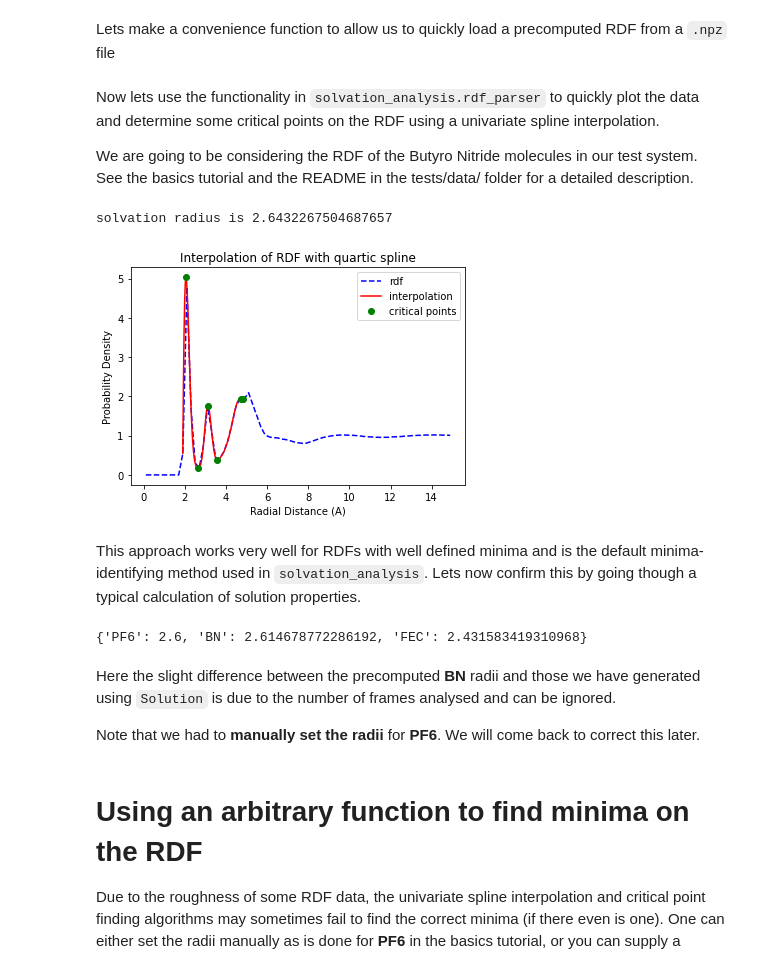
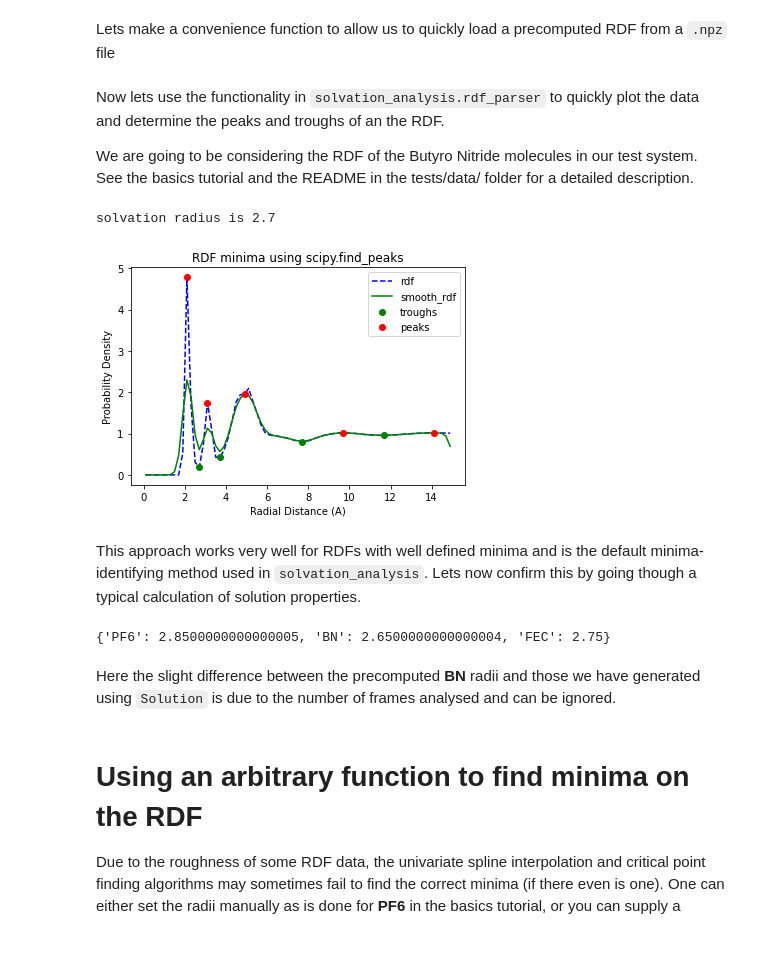
Before and after one commit to MDAnalysis/solvation-analysis, a Jupyter notebook: tutorials/rdf_fitting_demo.ipynb, the cells around one changed output. Cells and saved outputs as stored; diff of their text form; code cells hidden in the pictures.

Commit message:
added functionality for generic comparison of pairing of a system of solutions

```diff
--- a/tutorials/rdf_fitting_demo.ipynb
+++ b/tutorials/rdf_fitting_demo.ipynb
@@ -22,25 +22,25 @@ def npz_loader(npz):
     arr = list(np.load(npz).values())[0]
     return arr
 # %% [markdown]
-Now lets use the functionality in `solvation_analysis.rdf_parser` to quickly plot the data and determine some critical points on the RDF using a univariate spline interpolation.
+Now lets use the functionality in `solvation_analysis.rdf_parser` to quickly plot the data and determine the peaks and troughs of an the RDF.
 
-We are going to be considering the RDF of the Butyro Nitride molecules in our test system. See the basics tutorial and the  README in the tests/data/ folder for a detailed description.
+We are going to be considering the RDF of the Butyro Nitride molecules in our test system. See the basics tutorial and the README in the tests/data/ folder for a detailed description.
 # %%
 # example rdf plot
 
 easy_rdf_bins = npz_loader(datafiles.easy_rdf_bins["bn_all"])
 easy_rdf_data = npz_loader(datafiles.easy_rdf_data["bn_all"])
 
 #find the cutoff point of the RDF
-cutoff = identify_solvation_cutoff(easy_rdf_bins, easy_rdf_data)
+cutoff = identify_cutoff_scipy(easy_rdf_bins, easy_rdf_data)
 print(f"solvation radius is {cutoff}")
 
 # plot the result to check
-fig, ax = plot_interpolation_fit(easy_rdf_bins, easy_rdf_data)
+fig, ax = plot_scipy_find_peaks_troughs(easy_rdf_bins, easy_rdf_data)
 plt.show()
 # %% [output]
-solvation radius is 2.6432267504687657
+solvation radius is 2.7
-[figure, old version]
+[figure, new version]
 # %% [markdown]
 This approach works very well for RDFs with well defined minima and is the default minima-identifying method used in `solvation_analysis`. Lets now confirm this by going though a typical calculation of solution properties.
 # %%
@@ -57,17 +57,13 @@ BN = u.atoms.select_atoms("byres type 5")
 FEC = u.atoms.select_atoms("byres type 19")
 
 solution = Solution(li_atoms, {'PF6': PF6, 'BN': BN, 'FEC': FEC})
-# assign a new PF6 radius as cannot be autodetected, see basics tutorial for details.
-solution.radii['PF6'] = 2.6
 # run analysis
 solution.run()
 solution.radii
 # %% [output]
-{'PF6': 2.6, 'BN': 2.614678772286192, 'FEC': 2.431583419310968}
+{'PF6': 2.8500000000000005, 'BN': 2.6500000000000004, 'FEC': 2.75}
 # %% [markdown]
 Here the slight difference between the precomputed **BN** radii and those we have generated using `Solution` is due to the number of frames analysed and can be ignored.
-
-Note that we had to **manually set the radii** for **PF6**. We will come back to correct this later.
 # %% [markdown]
 # Using an arbitrary function to find minima on the RDF
 
```
Also changed, not shown: parts of 1 cell of this notebook, 25 other files.
